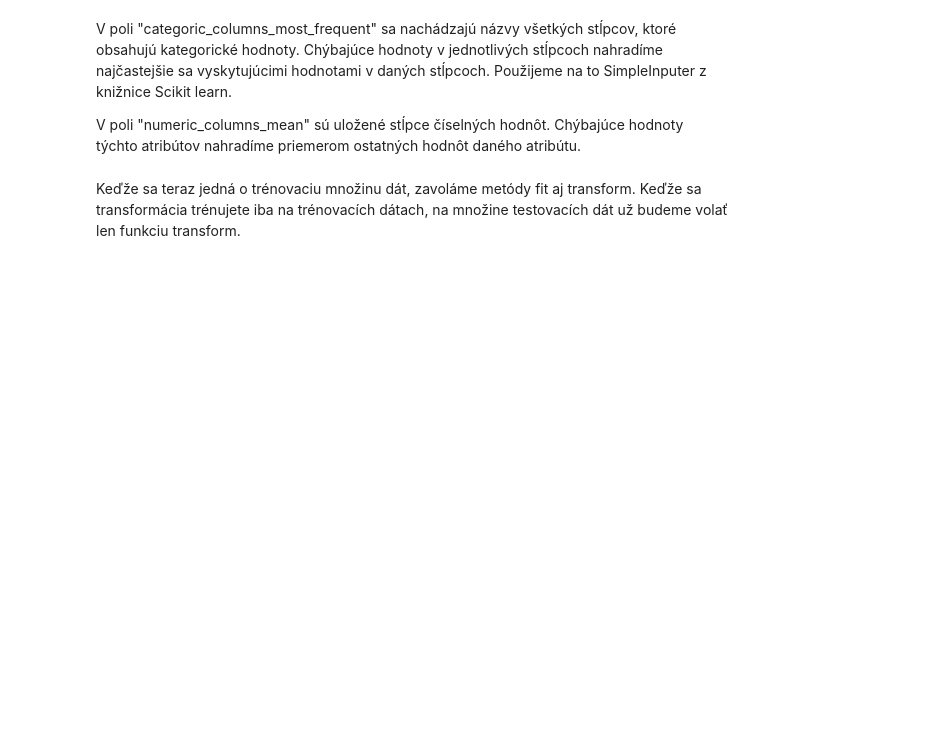
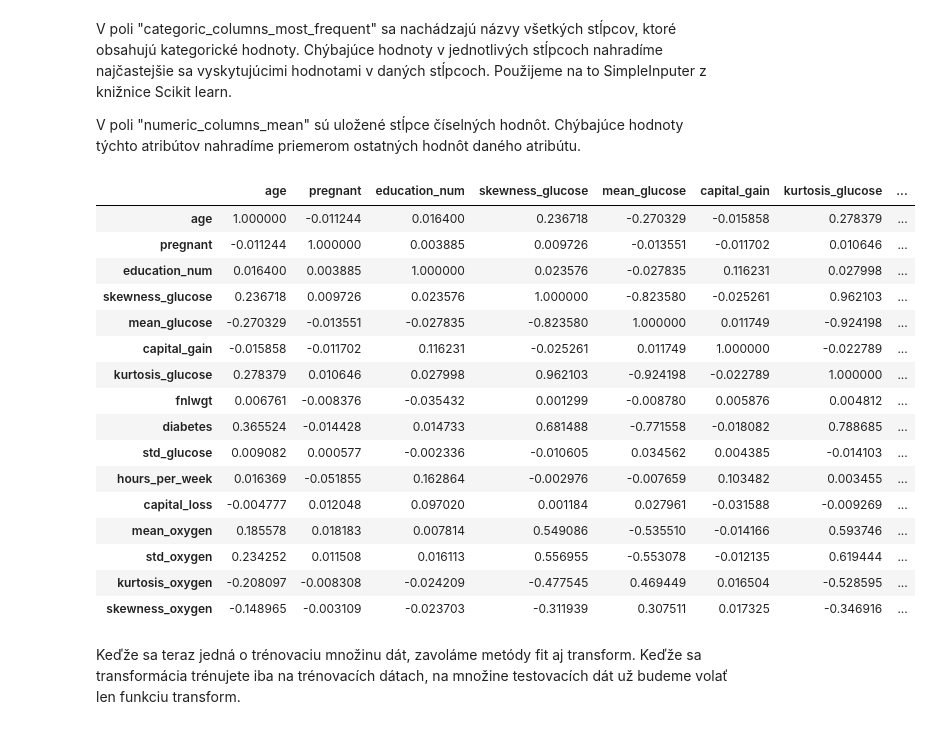
Before and after one commit to martinbudinsky3/diabetes-prediction, a Jupyter notebook: Budinsky_Balekova_Predspracovanie – kópia.ipynb, the cells around one changed output. Saved outputs shown, nothing was run; the diff lists cells and outputs as text; code cells hidden in the pictures; blank space fills up the shorter version.

```diff
--- a/Budinsky_Balekova_Predspracovanie – kópia.ipynb
+++ b/Budinsky_Balekova_Predspracovanie – kópia.ipynb
@@ -466,5 +467,25 @@ dtype: int64
 V poli "categoric_columns_most_frequent" sa nachádzajú názvy všetkých stĺpcov, ktoré obsahujú kategorické hodnoty. Chýbajúce hodnoty v jednotlivých stĺpcoch nahradíme najčastejšie sa vyskytujúcimi hodnotami v daných stĺpcoch. Použijeme na to SimpleInputer z knižnice Scikit learn.
 
 V poli "numeric_columns_mean" sú uložené stĺpce číselných hodnôt. Chýbajúce hodnoty týchto atribútov nahradíme priemerom ostatných hodnôt daného atribútu.
+# %%
+train_data.corr()
+# %% [output]
+|  | age | pregnant | education_num | skewness_glucose | mean_glucose | capital_gain | kurtosis_glucose | ... |
+| age | 1.000000 | -0.011244 | 0.016400 | 0.236718 | -0.270329 | -0.015858 | 0.278379 | ... |
+| pregnant | -0.011244 | 1.000000 | 0.003885 | 0.009726 | -0.013551 | -0.011702 | 0.010646 | ... |
+| education_num | 0.016400 | 0.003885 | 1.000000 | 0.023576 | -0.027835 | 0.116231 | 0.027998 | ... |
+| skewness_glucose | 0.236718 | 0.009726 | 0.023576 | 1.000000 | -0.823580 | -0.025261 | 0.962103 | ... |
+| mean_glucose | -0.270329 | -0.013551 | -0.027835 | -0.823580 | 1.000000 | 0.011749 | -0.924198 | ... |
+| capital_gain | -0.015858 | -0.011702 | 0.116231 | -0.025261 | 0.011749 | 1.000000 | -0.022789 | ... |
+| kurtosis_glucose | 0.278379 | 0.010646 | 0.027998 | 0.962103 | -0.924198 | -0.022789 | 1.000000 | ... |
+| fnlwgt | 0.006761 | -0.008376 | -0.035432 | 0.001299 | -0.008780 | 0.005876 | 0.004812 | ... |
+| diabetes | 0.365524 | -0.014428 | 0.014733 | 0.681488 | -0.771558 | -0.018082 | 0.788685 | ... |
+| std_glucose | 0.009082 | 0.000577 | -0.002336 | -0.010605 | 0.034562 | 0.004385 | -0.014103 | ... |
+| hours_per_week | 0.016369 | -0.051855 | 0.162864 | -0.002976 | -0.007659 | 0.103482 | 0.003455 | ... |
+| capital_loss | -0.004777 | 0.012048 | 0.097020 | 0.001184 | 0.027961 | -0.031588 | -0.009269 | ... |
+| mean_oxygen | 0.185578 | 0.018183 | 0.007814 | 0.549086 | -0.535510 | -0.014166 | 0.593746 | ... |
+| std_oxygen | 0.234252 | 0.011508 | 0.016113 | 0.556955 | -0.553078 | -0.012135 | 0.619444 | ... |
+| kurtosis_oxygen | -0.208097 | -0.008308 | -0.024209 | -0.477545 | 0.469449 | 0.016504 | -0.528595 | ... |
+| skewness_oxygen | -0.148965 | -0.003109 | -0.023703 | -0.311939 | 0.307511 | 0.017325 | -0.346916 | ... |
 # %%
 #atributy, v ktorych ideme nahradzat chybajuce hodnoty
```
Also changed, not shown: parts of 14 cells of this notebook.
